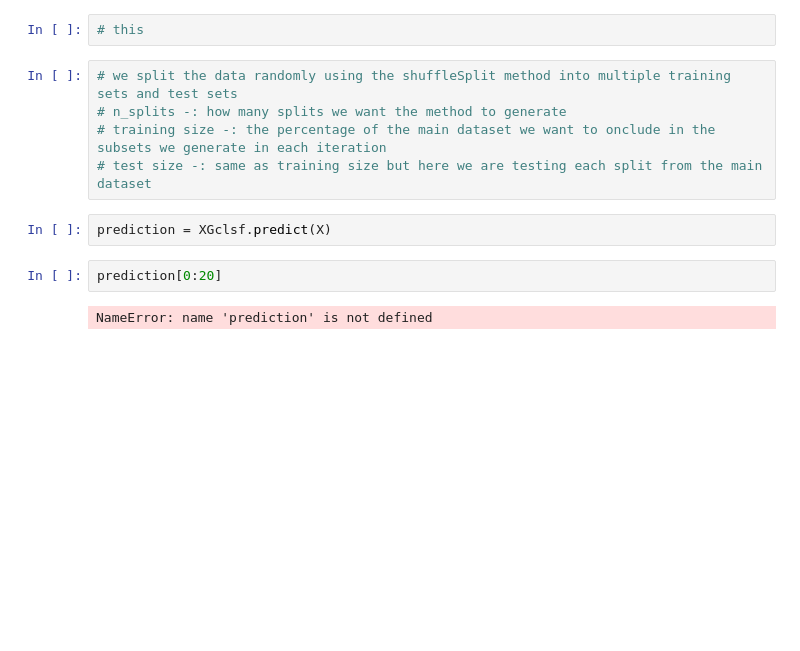
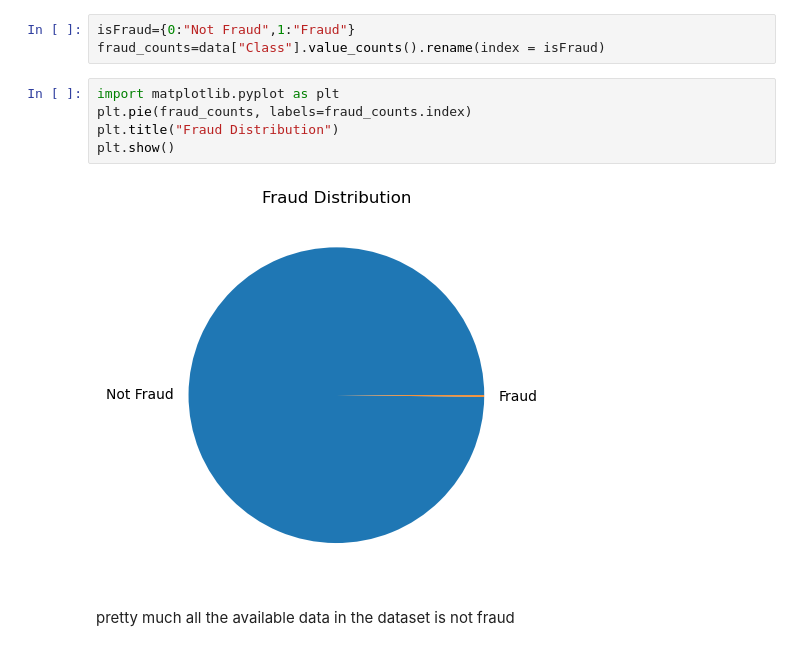
Before and after one commit to mkittani/Logistic-Regression-datascience, a Jupyter notebook: main.ipynb, the cells around one changed output. Saved outputs shown, nothing was run; the diff lists cells and outputs as text; blank space fills up the shorter version.

```diff
--- a/main.ipynb
+++ b/main.ipynb
@@ -73,13 +45,12 @@ ValueError: Invalid classes inferred from unique values of `y`.  Expected: [   0
-# %%
-# this
-# %%
-# we split the data randomly using the shuffleSplit method into multiple training sets and test sets
-# n_splits -: how many splits we want the method to generate
-# training size -: the percentage of the main dataset we want to onclude in the subsets we generate in each iteration
-# test size -: same as training size but here we are testing each split from the main dataset
-# %%
-prediction = XGclsf.predict(X)
-# %%
-prediction[0:20]
-# %% [output]
-NameError: name 'prediction' is not defined
+# %%
+isFraud={0:"Not Fraud",1:"Fraud"}
+fraud_counts=data["Class"].value_counts().rename(index = isFraud)
+# %%
+import matplotlib.pyplot as plt
+plt.pie(fraud_counts, labels=fraud_counts.index)
+plt.title("Fraud Distribution")
+plt.show()
+# %% [output]
+[figure, added]
+# %% [markdown]
+pretty much all the available data in the dataset is not fraud
```
Also changed, not shown: parts of 17 cells of this notebook.
